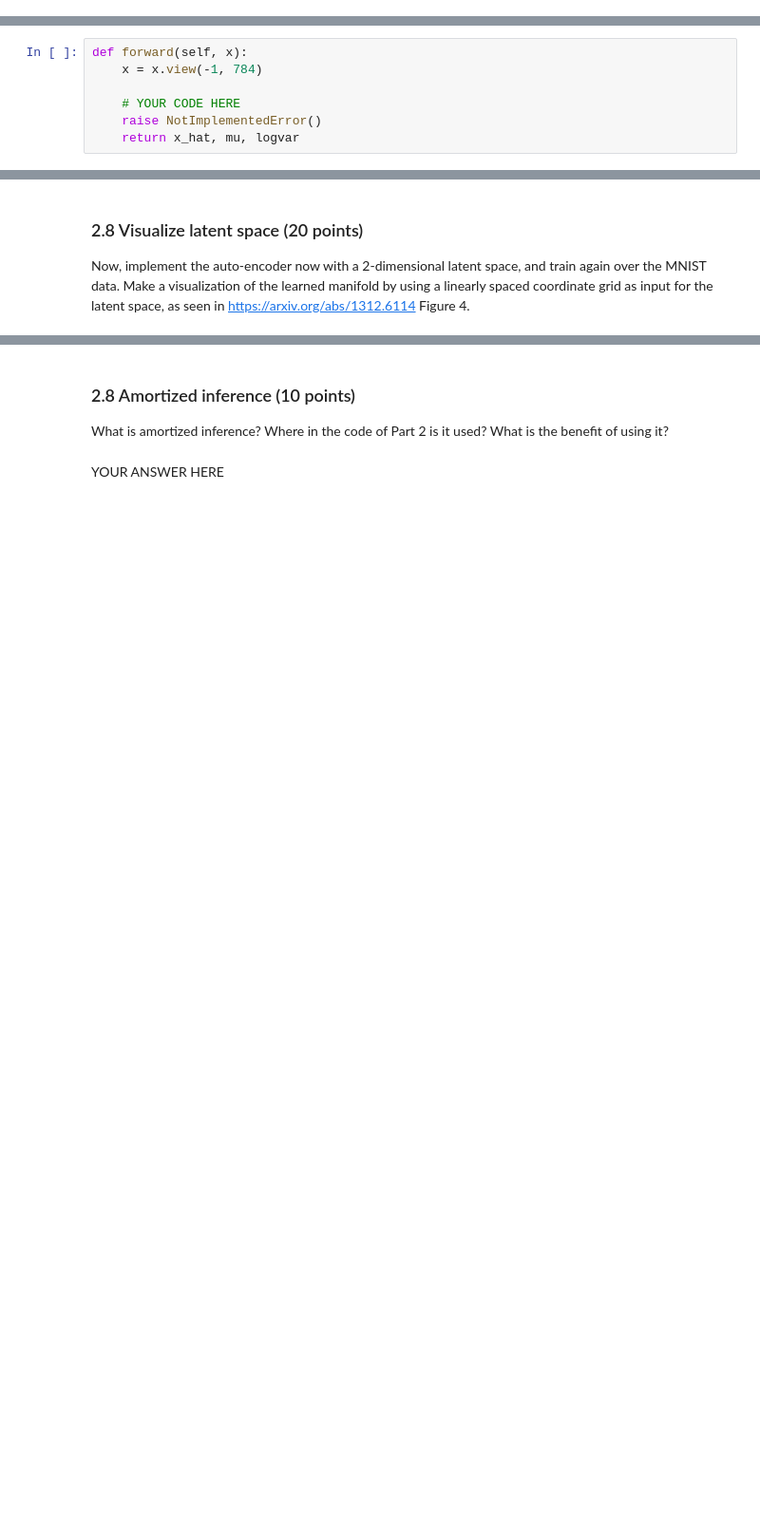
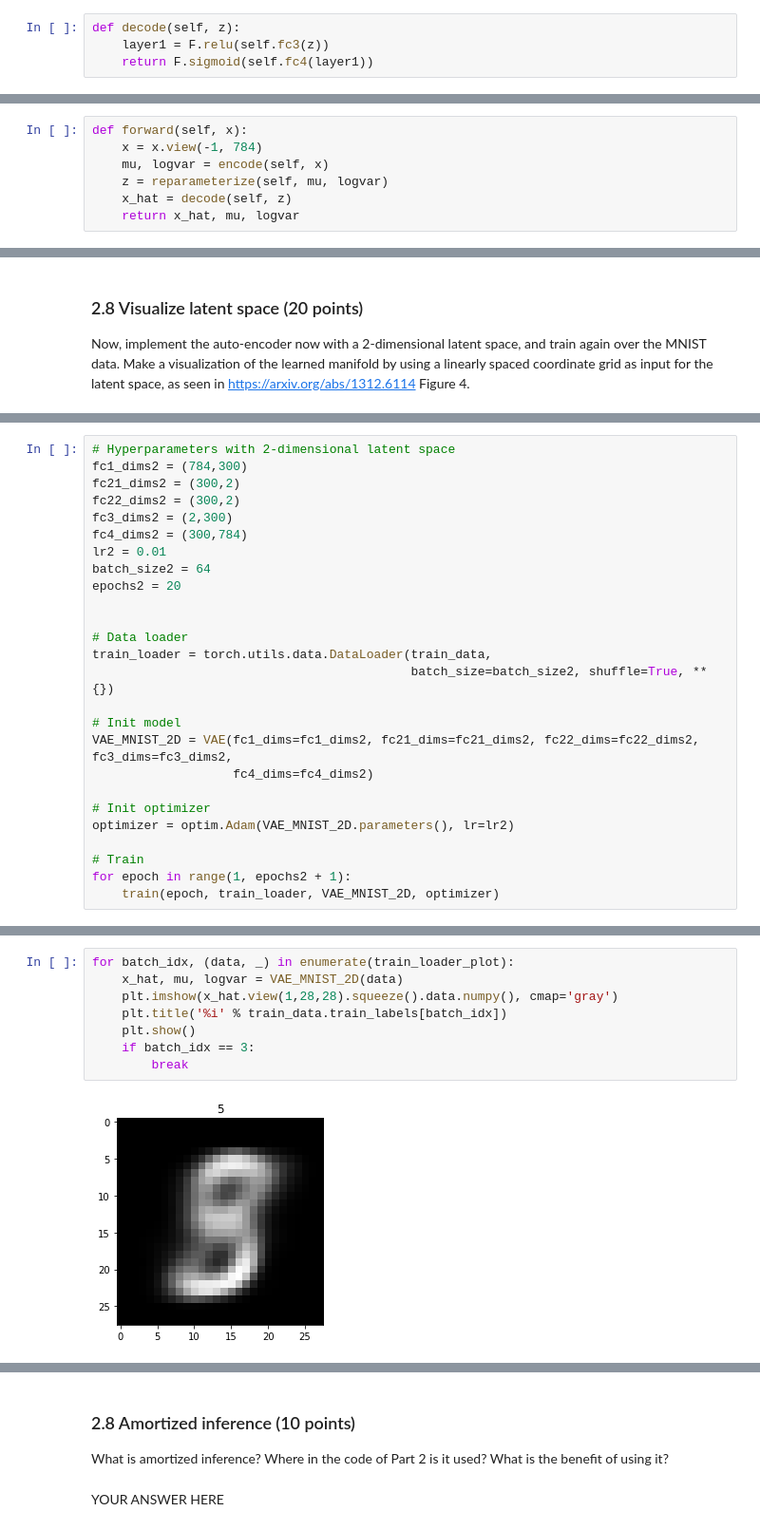
Before and after one commit to Nuno-Mota/Machine-Learning-2, a Jupyter notebook: Lab 3/lab3(1).ipynb, the cells around one changed output, grey strips where cells are left out. Shown at 95% size. Saved outputs shown, nothing was run; the diff lists cells and outputs as text; blank space fills up the shorter version.

```diff
--- a/Lab 3/lab3(1).ipynb
+++ b/Lab 3/lab3(1).ipynb
@@ -589,3 +626,7 @@ def decode(self, z):
+# %%
+def decode(self, z):
+    layer1 = F.relu(self.fc3(z))
+    return F.sigmoid(self.fc4(layer1))
 # %%
 # test test test
 VAE.decode = decode
@@ -604,9 +645,9 @@ Write a function `forward` that gets a a vector `x` with 784 elements (flattened
 # %%
 def forward(self, x):
     x = x.view(-1, 784)
-
-    # YOUR CODE HERE
-    raise NotImplementedError()
+    mu, logvar = encode(self, x)
+    z = reparameterize(self, mu, logvar)
+    x_hat = decode(self, z)
     return x_hat, mu, logvar
 # %%
 # test test test
@@ -711,0 +780,26 @@ raise NotImplementedError()
+# %%
+# Hyperparameters with 2-dimensional latent space
+fc1_dims2 = (784,300)
+fc21_dims2 = (300,2)
+fc22_dims2 = (300,2)
+fc3_dims2 = (2,300)
+fc4_dims2 = (300,784)
+lr2 = 0.01
+batch_size2 = 64
+epochs2 = 20
+
+
+# Data loader
+train_loader = torch.utils.data.DataLoader(train_data,
+                                           batch_size=batch_size2, shuffle=True, **{})
+
+# Init model
+VAE_MNIST_2D = VAE(fc1_dims=fc1_dims2, fc21_dims=fc21_dims2, fc22_dims=fc22_dims2, fc3_dims=fc3_dims2,
+                   fc4_dims=fc4_dims2)
+
+# Init optimizer
+optimizer = optim.Adam(VAE_MNIST_2D.parameters(), lr=lr2)
+
+# Train
+for epoch in range(1, epochs2 + 1):
+    train(epoch, train_loader, VAE_MNIST_2D, optimizer)
@@ -711,0 +824,10 @@ raise NotImplementedError()
+# %%
+for batch_idx, (data, _) in enumerate(train_loader_plot):
+    x_hat, mu, logvar = VAE_MNIST_2D(data)
+    plt.imshow(x_hat.view(1,28,28).squeeze().data.numpy(), cmap='gray')
+    plt.title('%i' % train_data.train_labels[batch_idx])
+    plt.show()
+    if batch_idx == 3:
+        break
+# %% [output]
+[figure, added]
```
Also changed, not shown: parts of 18 cells of this notebook.
